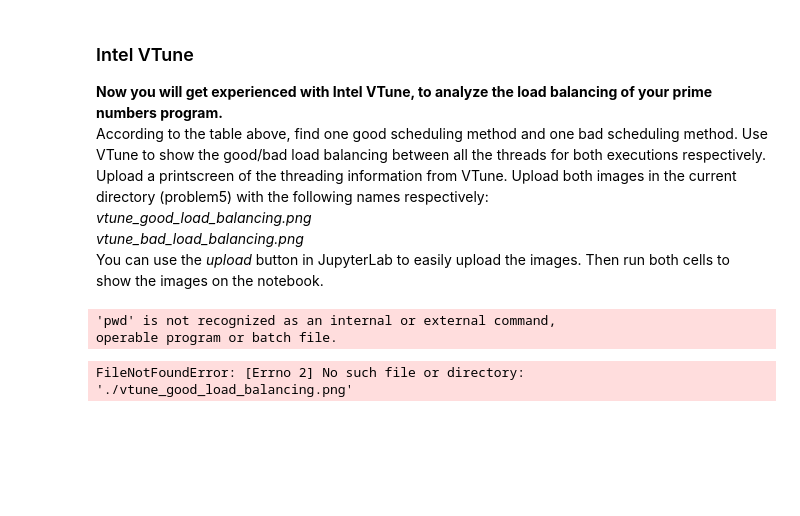
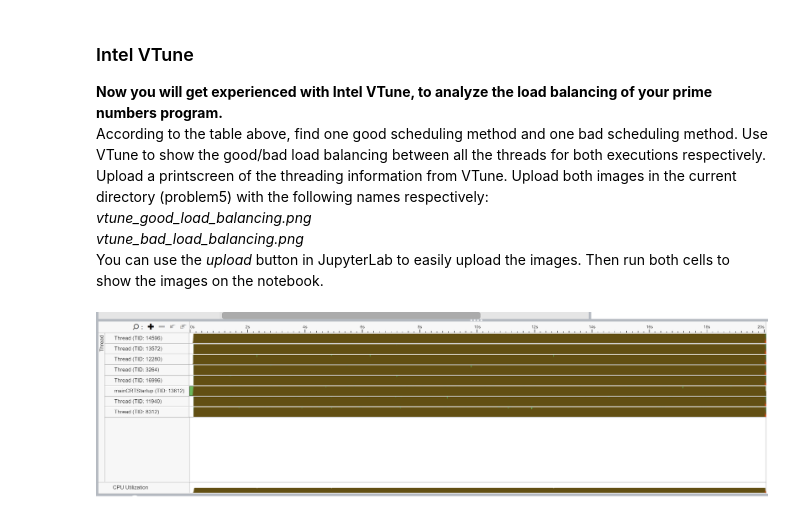
Before and after one commit to yosefgoren/High-Performance-Computing-236606, a Jupyter notebook: Homework_1/submission/run_hw1.ipynb, the cells around one changed output. Cells and saved outputs as stored; diff of their text form; code cells hidden in the pictures; blank space fills up the shorter version.

```diff
--- a/Homework_1/submission/run_hw1.ipynb
+++ b/Homework_1/submission/run_hw1.ipynb
@@ -494,9 +491,7 @@ Then run both cells to show the images on the notebook.
 # %%
 
 from IPython.display import Image
-Image(filename='./vtune_good_load_balancing.png')
+Image(filename='./problem5/vtune_good_load_balancing.png')
 # %% [output]
-'pwd' is not recognized as an internal or external command,
-operable program or batch file.
-FileNotFoundError: [Errno 2] No such file or directory: './vtune_good_load_balancing.png'
+[figure, added]
 # %%
```
Also changed, not shown: parts of 6 cells of this notebook, 39 other files.
